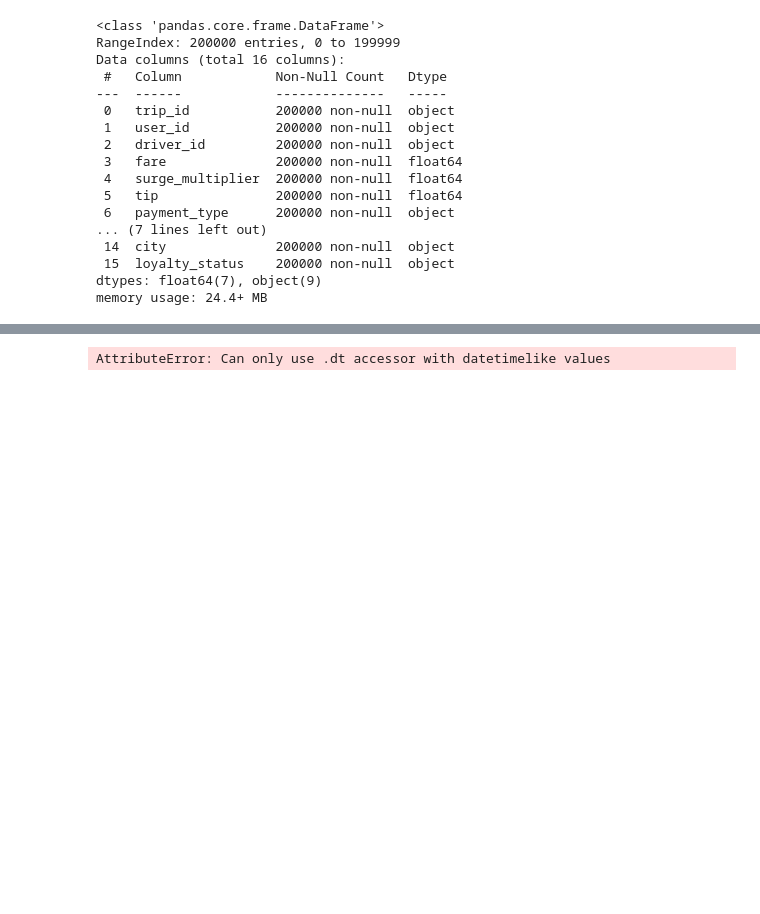
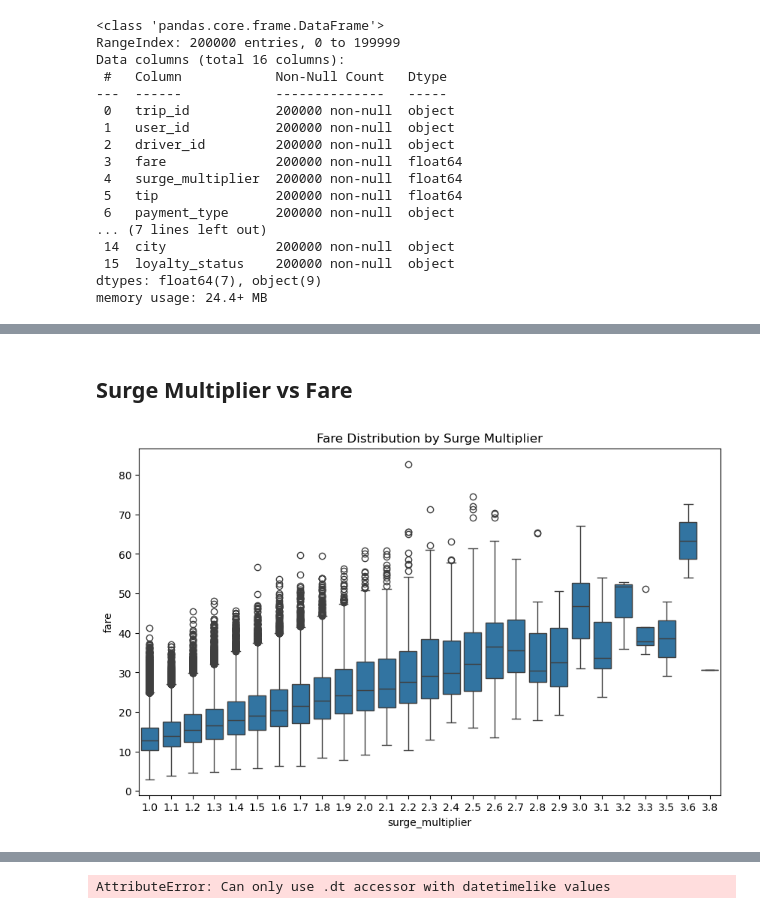
Before and after one commit to Richard-Gidi/Ridewise, a Jupyter notebook: EDA.ipynb, the cells around one changed output, grey strips where cells are left out. Cells and saved outputs as stored; diff of their text form; code cells hidden in the pictures; blank space fills up the shorter version.

```diff
--- a/EDA.ipynb
+++ b/EDA.ipynb
@@ -2158,0 +2189,19 @@ memory usage: 19.3+ MB
+# %%
+from geopy.distance import geodesic
+
+# Trip Duration in minutes
+trips['trip_duration'] = (trips['dropoff_time'] - trips['pickup_time']).dt.total_seconds() / 60
+
+# Haversine Distance in kilometers
+def haversine(row):
+    return geodesic((row['pickup_lat'], row['pickup_lng']), (row['dropoff_lat'], row['dropoff_lng'])).km
+
+trips['trip_distance_km'] = trips.apply(haversine, axis=1)
+
+# Time Features
+trips['hour'] = trips['pickup_time'].dt.hour
+trips['day_of_week'] = trips['pickup_time'].dt.dayofweek
+trips['is_peak_hour'] = trips['hour'].isin([7, 8, 9, 17, 18, 19]).astype(int)
+
+# Loyalty binary
+trips['is_loyal'] = trips['loyalty_status'].apply(lambda x: 1 if x == 'loyal' else 0)
@@ -2158,0 +2259,9 @@ memory usage: 19.3+ MB
+# %% [markdown]
+## Surge Multiplier vs Fare
+# %%
+plt.figure(figsize=(10, 6))
+sns.boxplot(x='surge_multiplier', y='fare', data=trips)
+plt.title('Fare Distribution by Surge Multiplier')
+plt.show()
+# %% [output]
+[figure, added]
```
Also changed, not shown: parts of 20 cells of this notebook.
